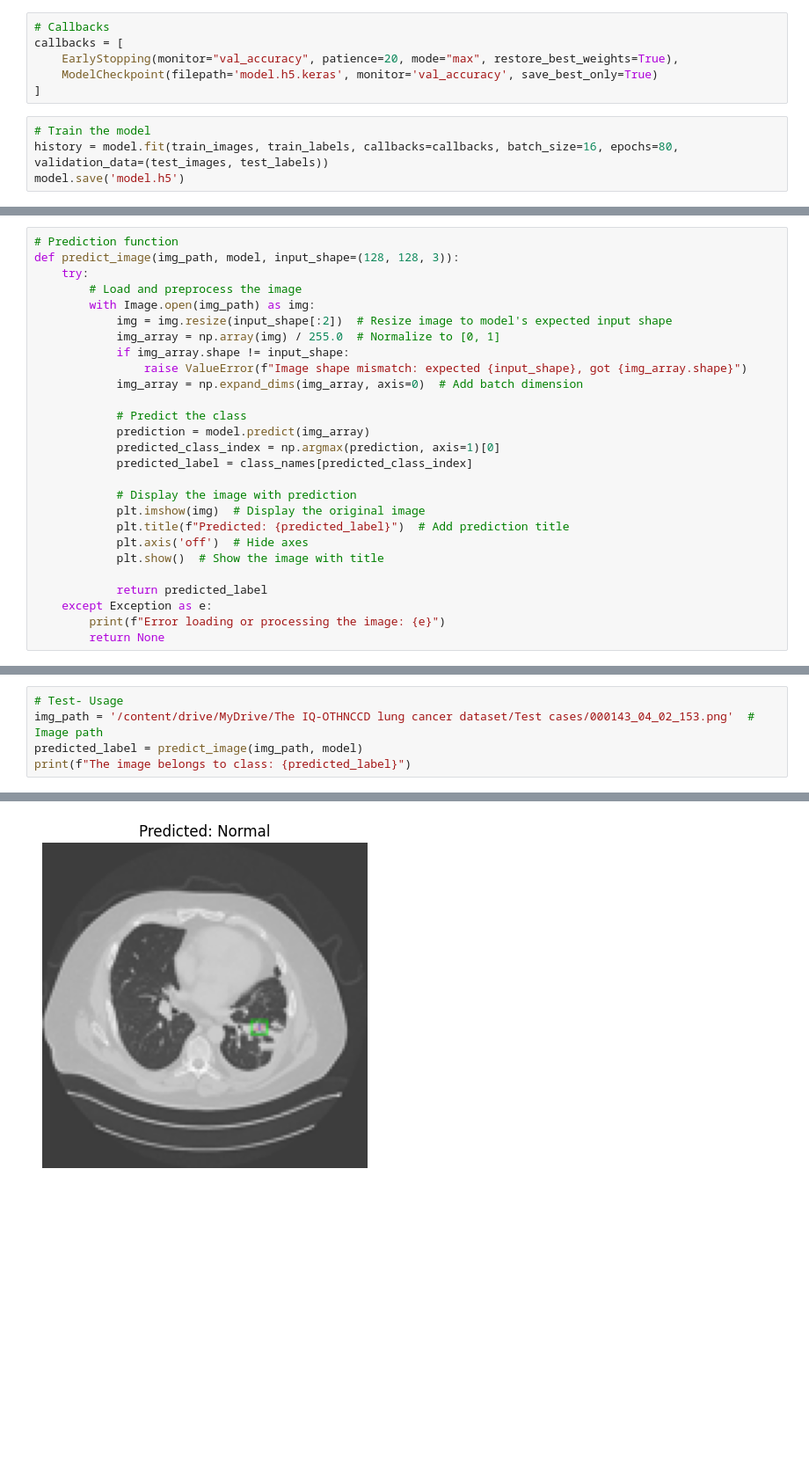
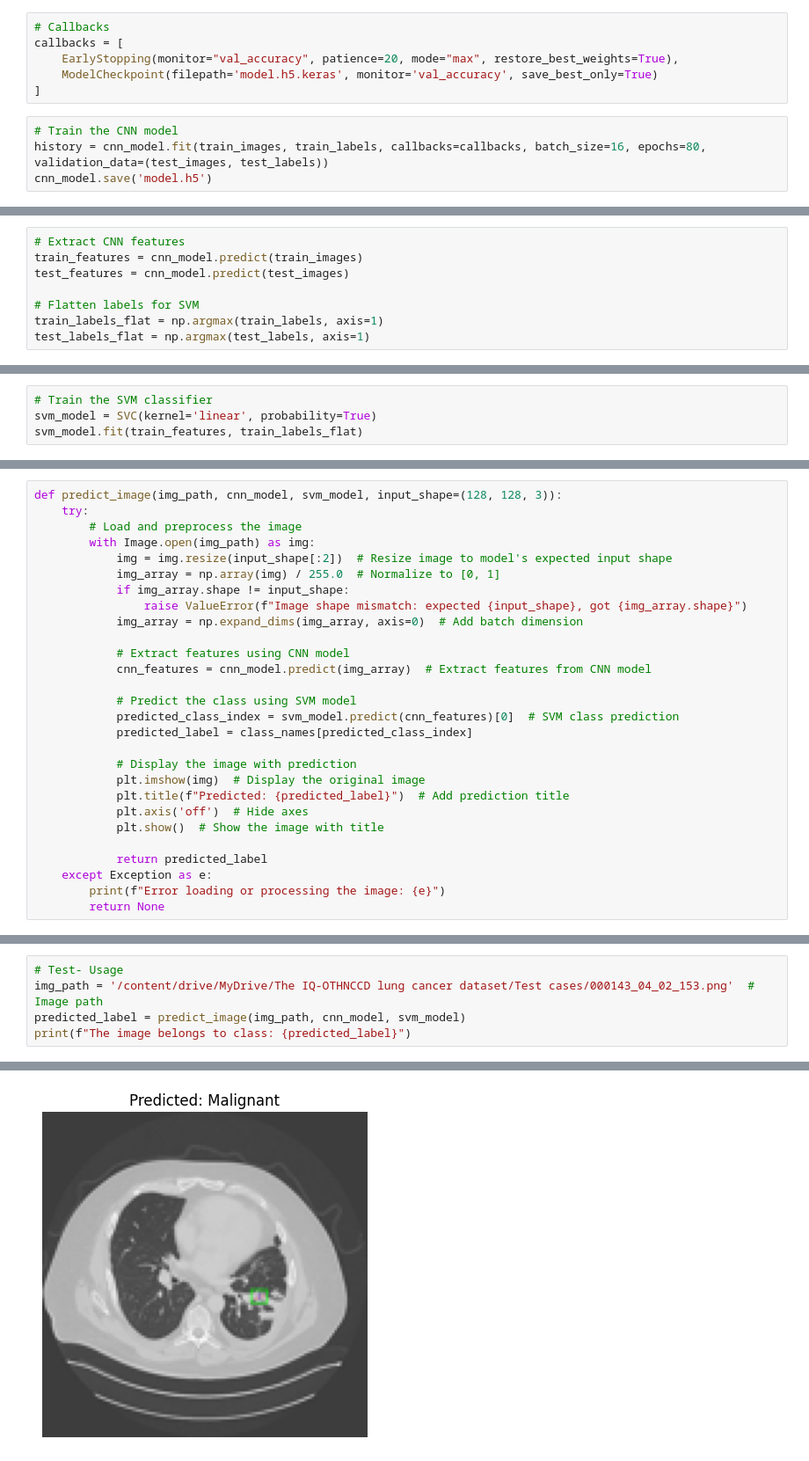
Before and after one commit to lakshayae162/Project-1, a Jupyter notebook: Ensembler_Lung_Cancer.ipynb, the cells around one changed output, grey strips where cells are left out. Shown at 88% size. Drawn from its saved outputs; the diff is of its cells as text; blank space fills up the shorter version.

```diff
--- a/Ensembler_Lung_Cancer.ipynb
+++ b/Ensembler_Lung_Cancer.ipynb
@@ -156,8 +162,8 @@ callbacks = [
     ModelCheckpoint(filepath='model.h5.keras', monitor='val_accuracy', save_best_only=True)
 ]
 # %%
-# Train the model
-history = model.fit(train_images, train_labels, callbacks=callbacks, batch_size=16, epochs=80, validation_data=(test_images, test_labels))
-model.save('model.h5')
+# Train the CNN model
+history = cnn_model.fit(train_images, train_labels, callbacks=callbacks, batch_size=16, epochs=80, validation_data=(test_images, test_labels))
+cnn_model.save('model.h5')
 # %% [output]
 Epoch 1/80
@@ -187,0 +187,8 @@ Test Loss: 0.11025375872850418, Test Accuracy: 0.9818181991577148
+# %%
+# Extract CNN features
+train_features = cnn_model.predict(train_images)
+test_features = cnn_model.predict(test_images)
+
+# Flatten labels for SVM
+train_labels_flat = np.argmax(train_labels, axis=1)
+test_labels_flat = np.argmax(test_labels, axis=1)
@@ -187,0 +198,4 @@ Test Loss: 0.11025375872850418, Test Accuracy: 0.9818181991577148
+# %%
+# Train the SVM classifier
+svm_model = SVC(kernel='linear', probability=True)
+svm_model.fit(train_features, train_labels_flat)
@@ -276,6 +308,5 @@ plt.show()
 # %%
-# Prediction function
-def predict_image(img_path, model, input_shape=(128, 128, 3)):
+def predict_image(img_path, cnn_model, svm_model, input_shape=(128, 128, 3)):
     try:
         # Load and preprocess the image
         with Image.open(img_path) as img:
@@ -285,9 +316,11 @@ def predict_image(img_path, model, input_shape=(128, 128, 3)):
                 raise ValueError(f"Image shape mismatch: expected {input_shape}, got {img_array.shape}")
             img_array = np.expand_dims(img_array, axis=0)  # Add batch dimension
 
-            # Predict the class
-            prediction = model.predict(img_array)
-            predicted_class_index = np.argmax(prediction, axis=1)[0]
+            # Extract features using CNN model
+            cnn_features = cnn_model.predict(img_array)  # Extract features from CNN model
+
+            # Predict the class using SVM model
+            predicted_class_index = svm_model.predict(cnn_features)[0]  # SVM class prediction
             predicted_label = class_names[predicted_class_index]
 
             # Display the image with prediction
@@ -348,6 +381,6 @@ The image belongs to class: Malignant
 # %%
 # Test- Usage
 img_path = '/content/drive/MyDrive/The IQ-OTHNCCD lung cancer dataset/Test cases/000143_04_02_153.png'  # Image path
-predicted_label = predict_image(img_path, model)
+predicted_label = predict_image(img_path, cnn_model, svm_model)
 print(f"The image belongs to class: {predicted_label}")
 # %% [output]
@@ -355 +388 @@ print(f"The image belongs to class: {predicted_label}")
-[figure, old version]
+[figure, new version]
```
Also changed, not shown: parts of 21 cells of this notebook.
